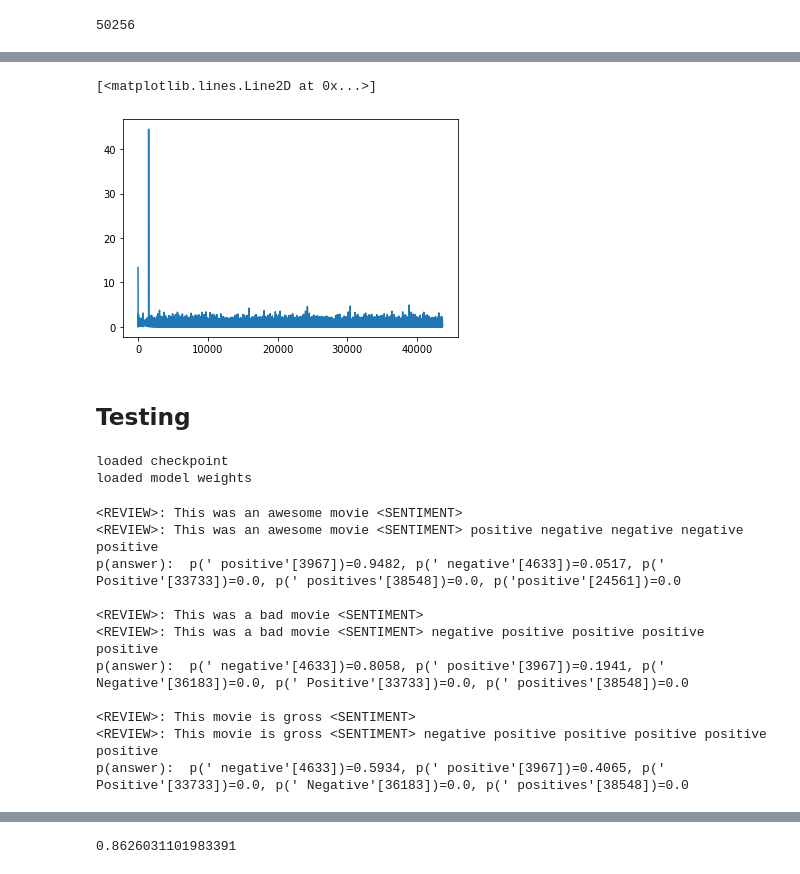
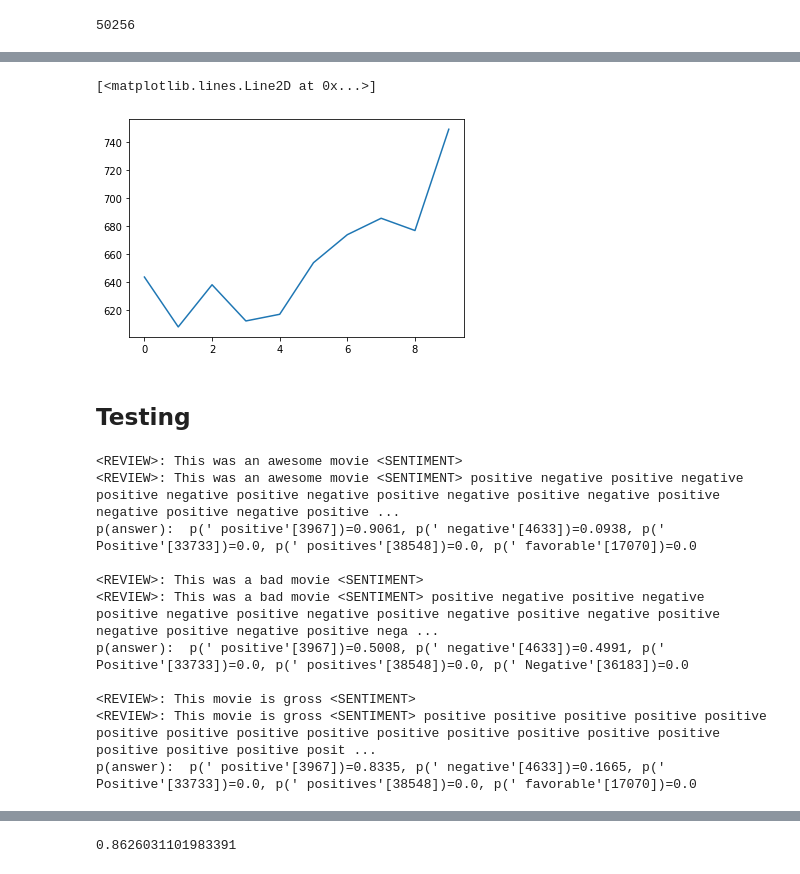
Before and after one commit to arnab-api/Lightweight_Finetuning, a Jupyter notebook: A2_Full_Finetuning/A2_Finetuning_CLF.ipynb, the cells around one changed output, grey strips where cells are left out. Drawn from its saved outputs; the diff is of its cells as text; code cells hidden in the pictures.

```diff
--- a/A2_Full_Finetuning/A2_Finetuning_CLF.ipynb
+++ b/A2_Full_Finetuning/A2_Finetuning_CLF.ipynb
@@ -154,6 +170,7 @@ tokenizer.unk_token_id
 50256
 # %%
 from transformers import AdamW, get_linear_schedule_with_warmup
+import matplotlib.pyplot as plt
 
 tunable_weights = {
     n: p
@@ -163,8 +180,7 @@ tunable_weights = {
 # print(f"Weights to be updated: {list(tunable_weights.keys())}")
 
 for name, w in model.named_parameters():
-    w.requires_grad = name in tunable_weights
-
+    w.requires_grad = True
 # optimizer = AdamW(
 #     # model.parameters(),
 #     [v for _, v in tunable_weights.items()],
@@ -184,12 +200,7 @@ num_prompts_optimized = 0
 training_loss_track = []
 validation_loss_track = []
 
-target_track = {
-    " positive": 0,
-    " negative": 0
-}
-
-
+limit = 10
 for epoch in range(num_epochs):
     print(f"Epoch {epoch + 1}")
     for reviews, sentiments in tqdm(training_dataloader):
@@ -202,9 +213,6 @@ for epoch in range(num_epochs):
         if(tokenized_inputs['input_ids'].shape[1] > max_token_per_comment):
             # print(f"BLOCKED ==> {tokenized_inputs['input_ids'].shape[1]}")
             continue
-
-        for t in sentiments:
-            target_track[t] += 1
 
         target_ids = tokenizer(
             list(sentiments),
@@ -248,17 +256,18 @@ for epoch in range(num_epochs):
         optimizer.zero_grad()
         loss.backward()
         optimizer.step()
-
-        # num_prompts_optimized += batch_size
-        # if(True or num_prompts_optimized % optimization_batch_size):
-        #     training_loss_track.append(loss.item())
-
-        #     optimizer.step()
-        #     scheduler.step()
-
-        #     optimizer.zero_grad()
-        #     model.zero_grad()
-        # break
+        # limit -= 1
+        # if(limit == 0):
+        #     break
+    print("#####################  CHECKPOINT -- saving weights #####################")
+    os.makedirs(save_path, exist_ok = True)
+    torch.save(model.state_dict(), f"{save_path}/finetuned__epoch_{epoch+1}.pth")
+    with open(f"{save_path}/loss_track_{epoch + 1}.json", "w") as f:
+        json.dump({"training": training_loss_track, "validation": validation_loss_track}, f)
+    plt.title("")
+    plt.plot(training_loss_track)
+    plt.show()
+    training_loss_track = []
     # break
 # %% [output]
 Epoch 1
@@ -267,6 +285,0 @@ Epoch 3
-# %%
-print("#####################  CHECKPOINT -- saving weights #####################")
-os.makedirs(save_path, exist_ok = True)
-torch.save(model.state_dict(), f"{save_path}/finetuned_{num_prompts_optimized}.pth")
-with open(f"{save_path}/loss_track_{num_prompts_optimized}.json", "w") as f:
-    json.dump({"training": training_loss_track, "validation": validation_loss_track}, f)
@@ -275,20 +367,17 @@ with open(f"{save_path}/loss_track_{num_prompts_optimized}.json", "w") as f:
 # %%
 import matplotlib.pyplot as plt
 
-plt.plot(training_loss_track)
+plt.plot([v.item() for v in val_track_per_epoch])
 # %% [output]
 [<matplotlib.lines.Line2D at 0x...>]
-[figure, old version]
+[figure, new version]
 # %% [markdown]
 ## Testing
 # %%
-checkpoint = torch.load('../Saved_weights/Fine-Tuned_CLF__IMDB_50K/gpt2-medium/finetuned_0.pth')
-print("loaded checkpoint")
-model.load_state_dict(checkpoint)
-print("loaded model weights")
+# checkpoint = torch.load('../Saved_weights/Fine-Tuned_CLF__IMDB_50K/gpt2-medium/finetuned_0.pth')
+# print("loaded checkpoint")
+# model.load_state_dict(checkpoint)
+# print("loaded model weights")
-# %% [output]
-loaded checkpoint
-loaded model weights
 # %%
 prompt = [
     "This was an awesome movie",
@@ -302,7 +391,7 @@ txt, ret_dict = model_utils.generate_fast(
     model, tokenizer,
     prompt,
     argmax_greedy = True,
-    max_out_len= 20,
+    max_out_len= 50,
     # debug=True,
     get_answer_tokens=True,
 )
@@ -310,16 +399,16 @@ txt, ret_dict = model_utils.generate_fast(
 model_utils.print_formatted_results(prompt, txt, ret_dict)
 # %% [output]
 <REVIEW>: This was an awesome movie <SENTIMENT>
-<REVIEW>: This was an awesome movie <SENTIMENT> positive negative negative negative positive
-p(answer):  p(' positive'[3967])=0.9482, p(' negative'[4633])=0.0517, p(' Positive'[33733])=0.0, p(' positives'[38548])=0.0, p('positive'[24561])=0.0
+<REVIEW>: This was an awesome movie <SENTIMENT> positive negative positive negative positive negative positive negative positive negative positive negative positive negative positive negative positive ...
+p(answer):  p(' positive'[3967])=0.9061, p(' negative'[4633])=0.0938, p(' Positive'[33733])=0.0, p(' positives'[38548])=0.0, p(' favorable'[17070])=0.0
 
 <REVIEW>: This was a bad movie <SENTIMENT>
-<REVIEW>: This was a bad movie <SENTIMENT> negative positive positive positive positive
-p(answer):  p(' negative'[4633])=0.8058, p(' positive'[3967])=0.1941, p(' Negative'[36183])=0.0, p(' Positive'[33733])=0.0, p(' positives'[38548])=0.0
+<REVIEW>: This was a bad movie <SENTIMENT> positive negative positive negative positive negative positive negative positive negative positive negative positive negative positive negative positive nega ...
+p(answer):  p(' positive'[3967])=0.5008, p(' negative'[4633])=0.4991, p(' Positive'[33733])=0.0, p(' positives'[38548])=0.0, p(' Negative'[36183])=0.0
 
 <REVIEW>: This movie is gross <SENTIMENT>
-<REVIEW>: This movie is gross <SENTIMENT> negative positive positive positive positive positive
-p(answer):  p(' negative'[4633])=0.5934, p(' positive'[3967])=0.4065, p(' Positive'[33733])=0.0, p(' Negative'[36183])=0.0, p(' positives'[38548])=0.0
+<REVIEW>: This movie is gross <SENTIMENT> positive positive positive positive positive positive positive positive positive positive positive positive positive positive positive positive positive posit ...
+p(answer):  p(' positive'[3967])=0.8335, p(' negative'[4633])=0.1665, p(' Positive'[33733])=0.0, p(' positives'[38548])=0.0, p(' favorable'[17070])=0.0
 # %%
 testing_dataloader = DataLoader(test_dataset, batch_size=5)
 
```
Also changed, not shown: parts of 15 cells of this notebook, 4 other files.
